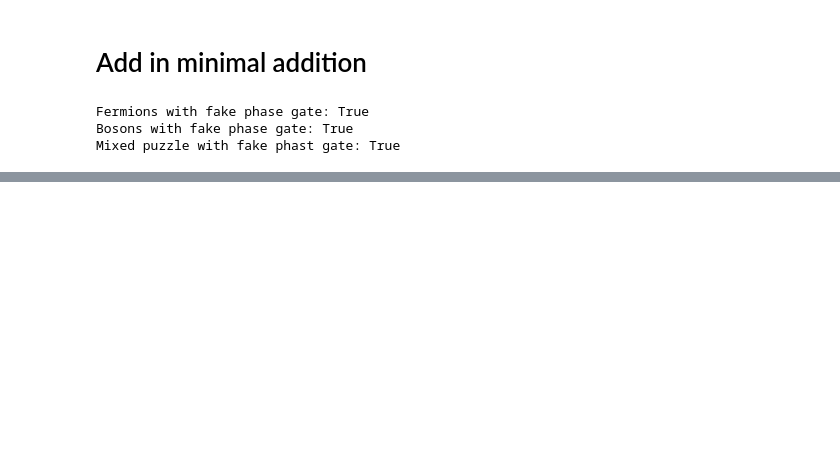
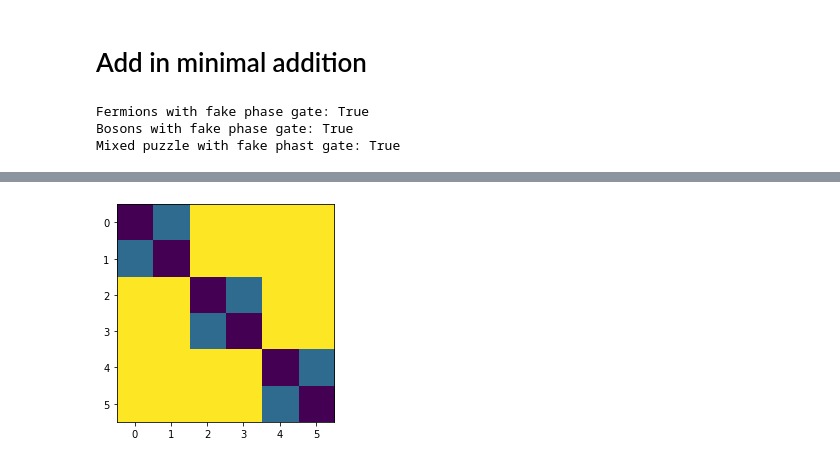
Before and after one commit to combes-group/Permutation_Puzzle, a Jupyter notebook: Permutation_universality.ipynb, the cells around one changed output, grey strips where cells are left out. Saved outputs shown, nothing was run; the diff lists cells and outputs as text; code cells hidden in the pictures; blank space fills up the shorter version.

```diff
--- a/Permutation_universality.ipynb
+++ b/Permutation_universality.ipynb
@@ -199,0 +202,19 @@ matrix([[ 0.0000000e+00+0.j, -1.2246468e-16-1.j],
+# %%
+import numpy as np
+from numpy.linalg import svd
+
+def nullspace(A, atol=1e-13, rtol=0):
+    A = np.atleast_2d(A)
+    u, s, vh = svd(A)
+    tol = max(atol, rtol * s[0])
+    nnz = (s >= tol).sum()
+    ns = vh[nnz:].conj().T
+    return ns
+null_vals = nullspace(Mat)
+null_mats = []
+
+for i in range(len(null_vals[0,:])):
+    sum_mat = np.zeros([dim,dim],dtype=complex)
+    for j,paulis in enumerate(basis):
+        sum_mat += null_vals[j,i]*basis[j]
+    null_mats.append(sum_mat)
@@ -199,0 +241,8 @@ matrix([[ 0.0000000e+00+0.j, -1.2246468e-16-1.j],
+# %%
+plt.imshow(np.abs(null_mats[1])**2)
+#print(np.round(commutator(np.transpose(np.conj(null_mats[2])),null_mats[1]),4))
+for null_mat in null_mats:
+    for gate in s:
+        assert(np.isclose(commutator(gate,null_mat),np.zeros([dim,dim])).all())
+# %% [output]
+[figure, added]
```
Also changed, not shown: parts of 13 cells of this notebook, 2 other files.
